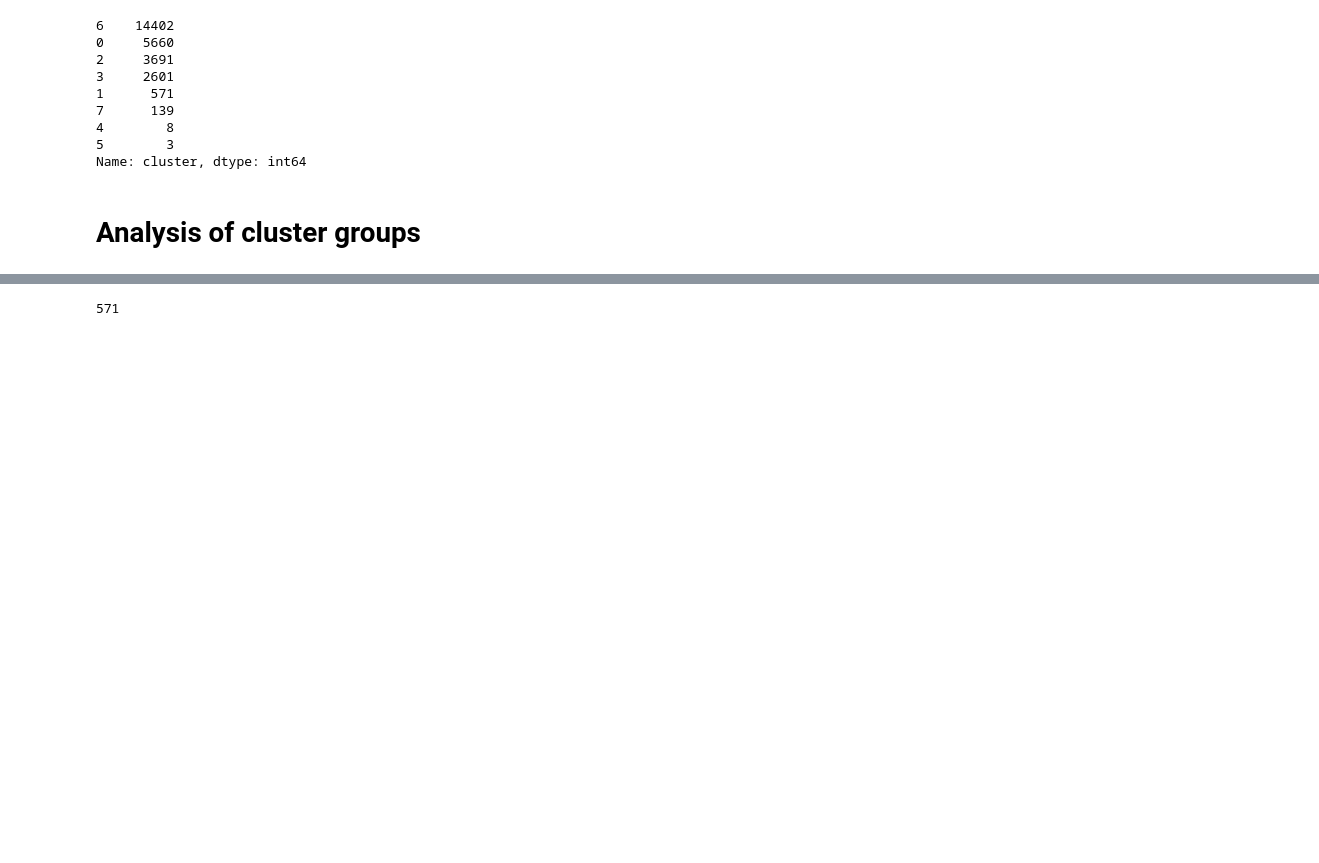
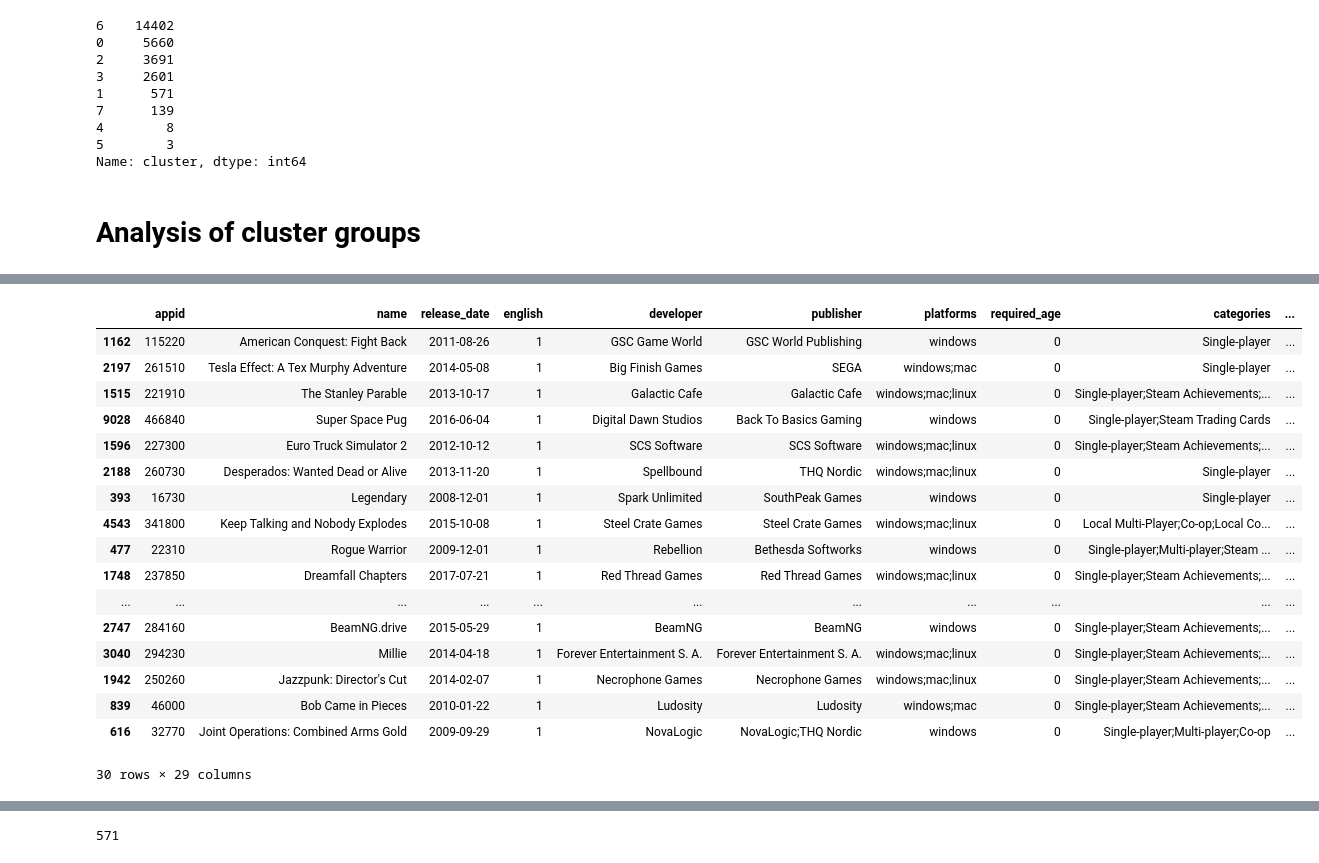
Before and after one commit to nefelibata28/usg, a Jupyter notebook: notebooks/data_cleaning.ipynb, the cells around one changed output, grey strips where cells are left out. Drawn from its saved outputs; the diff is of its cells as text; code cells hidden in the pictures; blank space fills up the shorter version.

Commit message:
clustering analysis pt2

```diff
--- a/notebooks/data_cleaning.ipynb
+++ b/notebooks/data_cleaning.ipynb
@@ -804,0 +825,22 @@ Name: cluster, dtype: int64
+# %%
+selector = kaggle_steam['cluster'] == 2
+kaggle_steam[selector].sample(30)
+# %% [output]
+|  | appid | name | release_date | english | developer | publisher | platforms | required_age | categories | ... |
+| 1162 | 115220 | American Conquest: Fight Back | 2011-08-26 | 1 | GSC Game World | GSC World Publishing | windows | 0 | Single-player | ... |
+| 2197 | 261510 | Tesla Effect: A Tex Murphy Adventure | 2014-05-08 | 1 | Big Finish Games | SEGA | windows;mac | 0 | Single-player | ... |
+| 1515 | 221910 | The Stanley Parable | 2013-10-17 | 1 | Galactic Cafe | Galactic Cafe | windows;mac;linux | 0 | Single-player;Steam Achievements;... | ... |
+| 9028 | 466840 | Super Space Pug | 2016-06-04 | 1 | Digital Dawn Studios | Back To Basics Gaming | windows | 0 | Single-player;Steam Trading Cards | ... |
+| 1596 | 227300 | Euro Truck Simulator 2 | 2012-10-12 | 1 | SCS Software | SCS Software | windows;mac;linux | 0 | Single-player;Steam Achievements;... | ... |
+| 2188 | 260730 | Desperados: Wanted Dead or Alive | 2013-11-20 | 1 | Spellbound | THQ Nordic | windows;mac;linux | 0 | Single-player | ... |
+| 393 | 16730 | Legendary | 2008-12-01 | 1 | Spark Unlimited | SouthPeak Games | windows | 0 | Single-player | ... |
+| 4543 | 341800 | Keep Talking and Nobody Explodes | 2015-10-08 | 1 | Steel Crate Games | Steel Crate Games | windows;mac;linux | 0 | Local Multi-Player;Co-op;Local Co... | ... |
+| 477 | 22310 | Rogue Warrior | 2009-12-01 | 1 | Rebellion | Bethesda Softworks | windows | 0 | Single-player;Multi-player;Steam ... | ... |
+| 1748 | 237850 | Dreamfall Chapters | 2017-07-21 | 1 | Red Thread Games | Red Thread Games | windows;mac;linux | 0 | Single-player;Steam Achievements;... | ... |
+| ... | ... | ... | ... | ... | ... | ... | ... | ... | ... | ... |
+| 2747 | 284160 | BeamNG.drive | 2015-05-29 | 1 | BeamNG | BeamNG | windows | 0 | Single-player;Steam Achievements;... | ... |
+| 3040 | 294230 | Millie | 2014-04-18 | 1 | Forever Entertainment S. A. | Forever Entertainment S. A. | windows;mac;linux | 0 | Single-player;Steam Achievements;... | ... |
+| 1942 | 250260 | Jazzpunk: Director's Cut | 2014-02-07 | 1 | Necrophone Games | Necrophone Games | windows;mac;linux | 0 | Single-player;Steam Achievements;... | ... |
+| 839 | 46000 | Bob Came in Pieces | 2010-01-22 | 1 | Ludosity | Ludosity | windows;mac | 0 | Single-player;Steam Achievements;... | ... |
+| 616 | 32770 | Joint Operations: Combined Arms Gold | 2009-09-29 | 1 | NovaLogic | NovaLogic;THQ Nordic | windows | 0 | Single-player;Multi-player;Co-op | ... |
+30 rows × 29 columns
```
Also changed, not shown: parts of 18 cells of this notebook.
